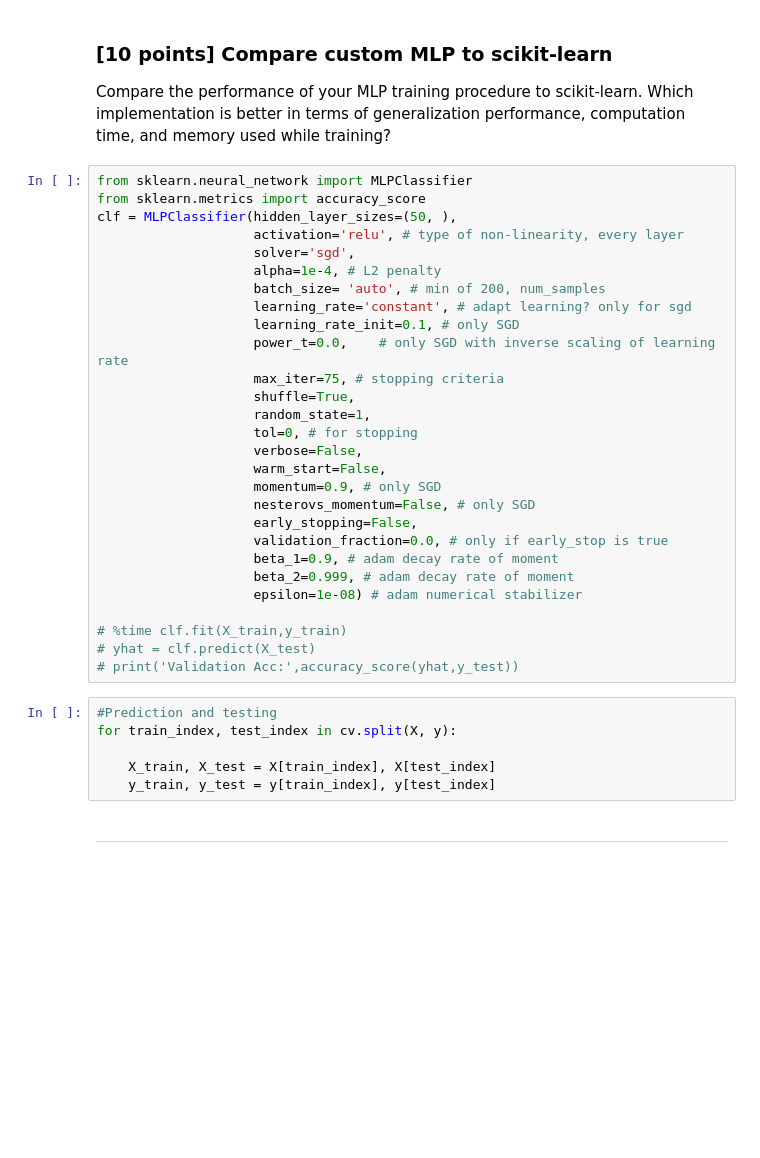
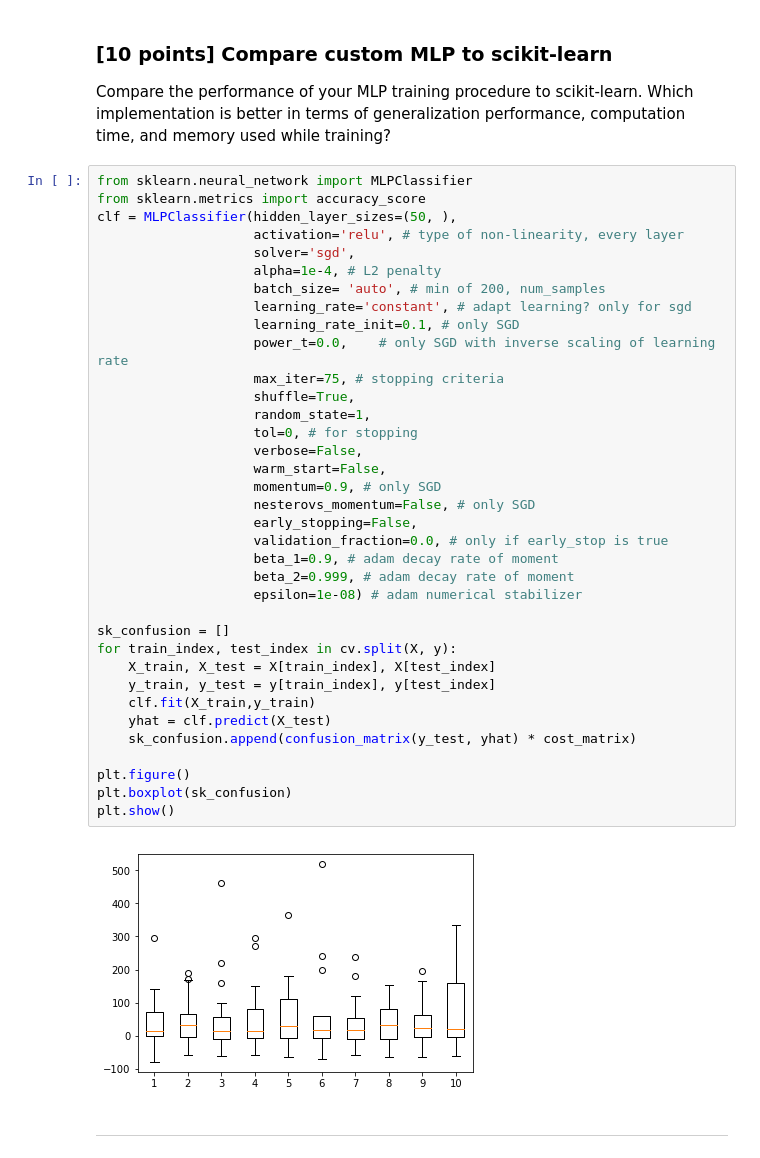
Before and after one commit to CT-Kyle/ML-Labs, a Jupyter notebook: lab5/lab5_David.ipynb, the cells around one changed output. Cells and saved outputs as stored; diff of their text form; blank space fills up the shorter version.

```diff
--- a/lab5/lab5_David.ipynb
+++ b/lab5/lab5_David.ipynb
@@ -616,37 +541,41 @@ Compare the performance of your MLP training procedure to scikit-learn. Which im
 # %%
 from sklearn.neural_network import MLPClassifier
 from sklearn.metrics import accuracy_score
 clf = MLPClassifier(hidden_layer_sizes=(50, ),
                     activation='relu', # type of non-linearity, every layer
                     solver='sgd',
                     alpha=1e-4, # L2 penalty
                     batch_size= 'auto', # min of 200, num_samples
                     learning_rate='constant', # adapt learning? only for sgd
                     learning_rate_init=0.1, # only SGD
                     power_t=0.0,    # only SGD with inverse scaling of learning rate
                     max_iter=75, # stopping criteria
                     shuffle=True,
                     random_state=1,
                     tol=0, # for stopping
                     verbose=False,
                     warm_start=False,
                     momentum=0.9, # only SGD
                     nesterovs_momentum=False, # only SGD
                     early_stopping=False,
                     validation_fraction=0.0, # only if early_stop is true
                     beta_1=0.9, # adam decay rate of moment
                     beta_2=0.999, # adam decay rate of moment
                     epsilon=1e-08) # adam numerical stabilizer
 
-# %time clf.fit(X_train,y_train)
-# yhat = clf.predict(X_test)
-# print('Validation Acc:',accuracy_score(yhat,y_test))
+sk_confusion = []
+for train_index, test_index in cv.split(X, y):
+    X_train, X_test = X[train_index], X[test_index]
+    y_train, y_test = y[train_index], y[test_index]
+    clf.fit(X_train,y_train)
+    yhat = clf.predict(X_test)
+    sk_confusion.append(confusion_matrix(y_test, yhat) * cost_matrix)
+
+plt.figure()
+plt.boxplot(sk_confusion)
+plt.show()
+# %% [output]
+[figure, added]
-# %%
-#Prediction and testing
-for train_index, test_index in cv.split(X, y):
-
-    X_train, X_test = X[train_index], X[test_index]
-    y_train, y_test = y[train_index], y[test_index]
 # %% [markdown]
 ___
 # %% [markdown]
```
Also changed, not shown: parts of 12 cells of this notebook.
